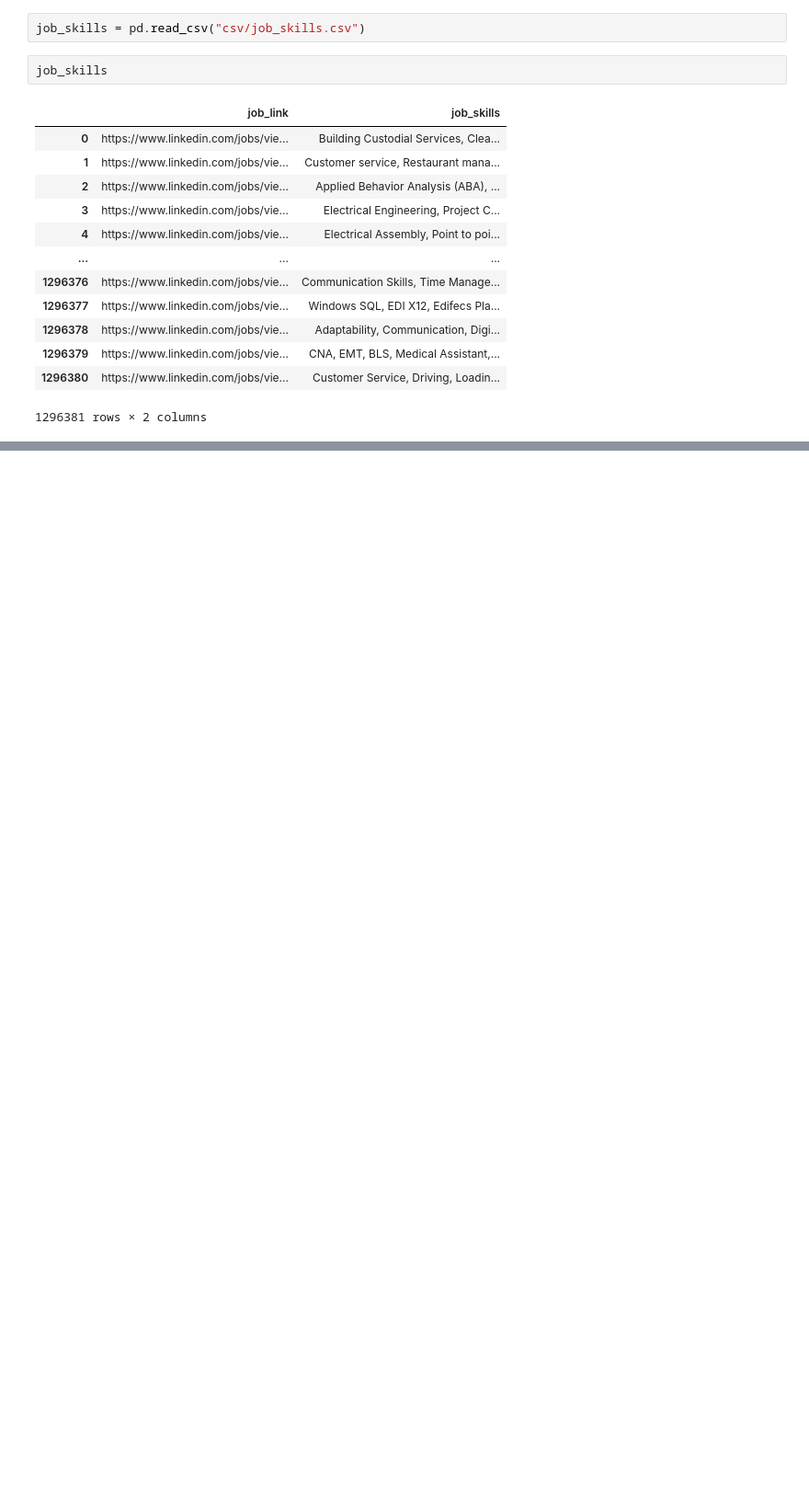
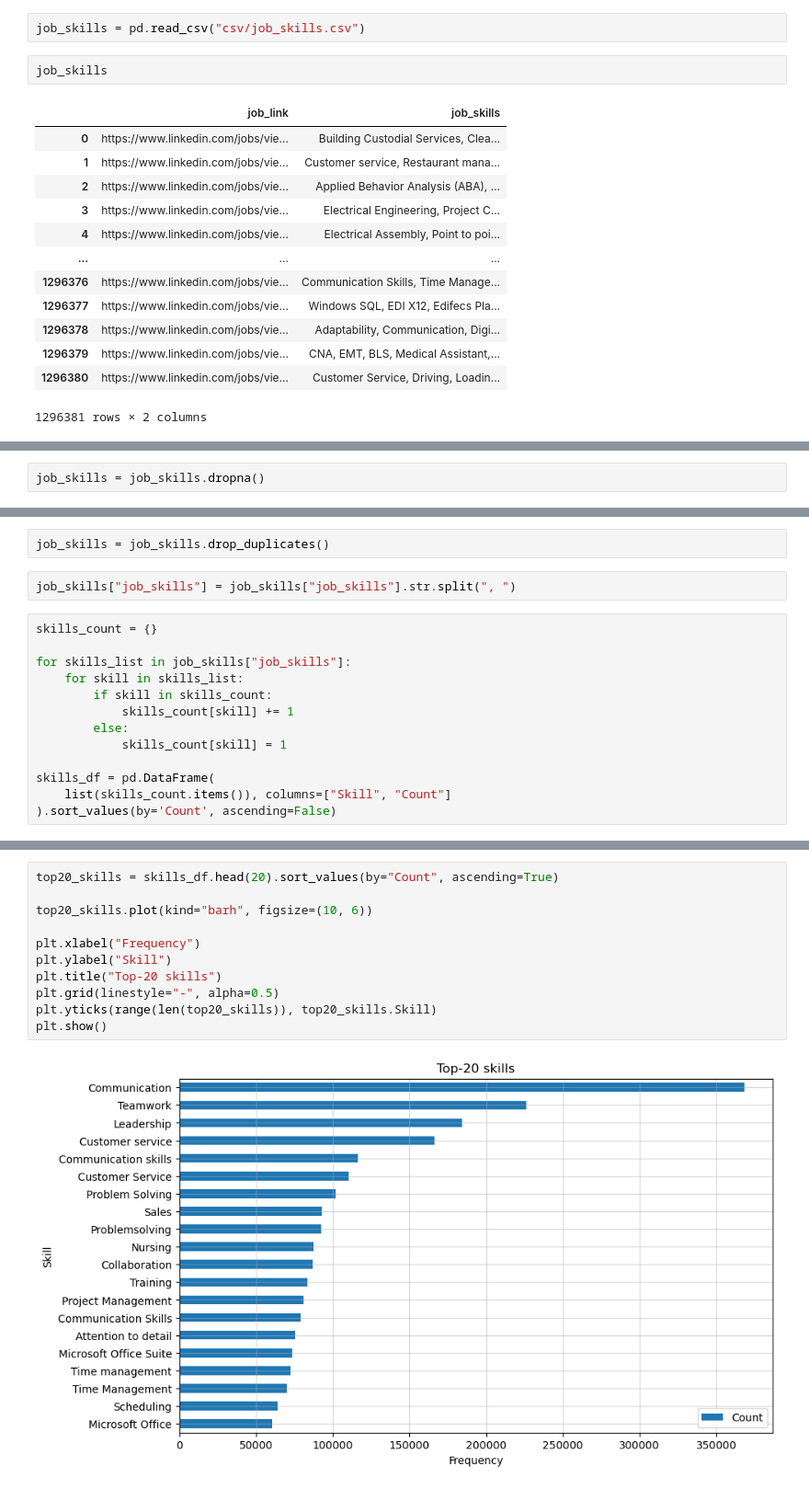
Before and after one commit to mainarel/Linkedin_Jobs-Skills, a Jupyter notebook: skills.ipynb, the cells around one changed output, grey strips where cells are left out. Shown: that part at 92% size. Saved outputs shown, nothing was run; the diff lists cells and outputs as text; blank space fills up the shorter version.

```diff
--- a/skills.ipynb
+++ b/skills.ipynb
@@ -52,0 +56,2 @@ linkedin_job_postings
+# %%
+job_skills = job_skills.dropna()
@@ -52,0 +63,17 @@ linkedin_job_postings
+# %%
+job_skills = job_skills.drop_duplicates()
+# %%
+job_skills["job_skills"] = job_skills["job_skills"].str.split(", ")
+# %%
+skills_count = {}
+
+for skills_list in job_skills["job_skills"]:
+    for skill in skills_list:
+        if skill in skills_count:
+            skills_count[skill] += 1
+        else:
+            skills_count[skill] = 1
+
+skills_df = pd.DataFrame(
+    list(skills_count.items()), columns=["Skill", "Count"]
+).sort_values(by='Count', ascending=False)
@@ -52,0 +100,13 @@ linkedin_job_postings
+# %%
+top20_skills = skills_df.head(20).sort_values(by="Count", ascending=True)
+
+top20_skills.plot(kind="barh", figsize=(10, 6))
+
+plt.xlabel("Frequency")
+plt.ylabel("Skill")
+plt.title("Top-20 skills")
+plt.grid(linestyle="-", alpha=0.5)
+plt.yticks(range(len(top20_skills)), top20_skills.Skill)
+plt.show()
+# %% [output]
+[figure, added]
```
Also changed, not shown: parts of 18 cells of this notebook.
